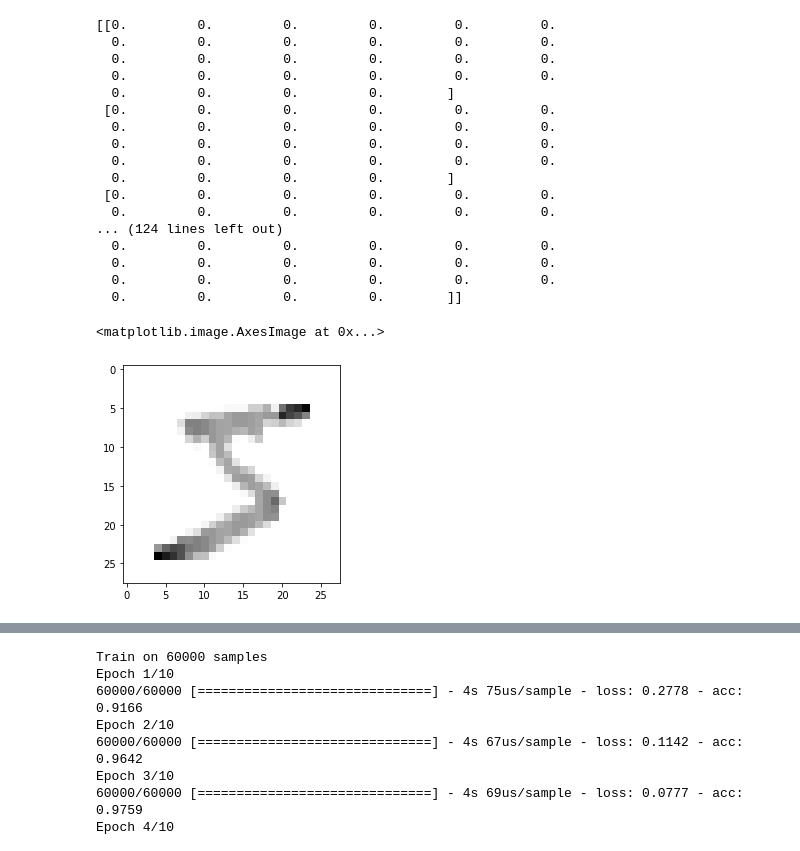
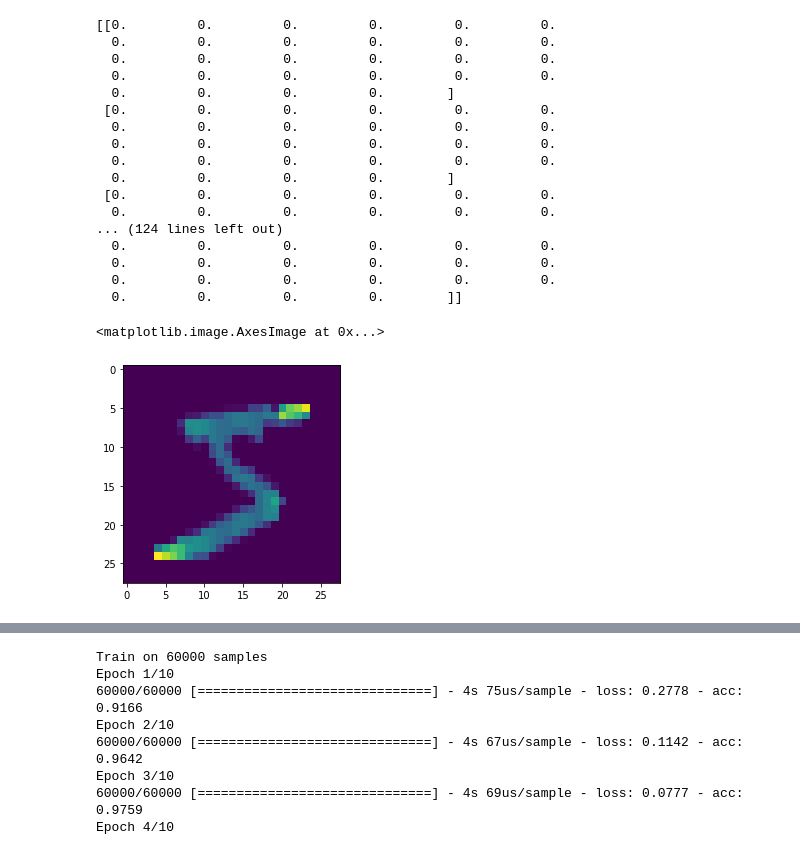
Before and after one commit to rustombhesania/number_classifier, a Jupyter notebook: number_classifier.ipynb, the cells around one changed output, grey strips where cells are left out. Drawn from its saved outputs; the diff is of its cells as text; code cells hidden in the pictures.

```diff
--- a/number_classifier.ipynb
+++ b/number_classifier.ipynb
@@ -8,8 +4,8 @@ tf.__version__
 # %%
-mnist = tf.keras.datasets.mnist
+mnist = tf.keras.datasets.mnist  #importing datasets
 
-(x_train,y_train),(x_test,y_test) = mnist.load_data()
+(xx_train,y_train),(x_test,y_test) = mnist.load_data() #loading them in train and test
 
-x_train= tf.keras.utils.normalize(x_train, axis=1)
+x_train= tf.keras.utils.normalize(xx_train, axis=1) # perprocessing normalizing the values of tensor to 1 as max
 
-x_test= tf.keras.utils.normalize(x_test, axis=1)
+x_test= tf.keras.utils.normalize(x_test, axis=1) # perprocessing normalizing the values of tensor to 1 as max
@@ -16,26 +36,24 @@ x_test= tf.keras.utils.normalize(x_test, axis=1)
 # %%
-print (x_train[0])  # this shows the tensor value
-# so we use matplot to display the image
+print (x_train[0])  # this shows the normalized tensor value
 
-
-plt.imshow(x_train[0],cmap =plt.cm.binary)
+plt.imshow(x_train[0]) # so we use matplot to display the image
 # %% [output]
 [[0.         0.         0.         0.         0.         0.
   0.         0.         0.         0.         0.         0.
   0.         0.         0.         0.         0.         0.
   0.         0.         0.         0.         0.         0.
   0.         0.         0.         0.        ]
  [0.         0.         0.         0.         0.         0.
   0.         0.         0.         0.         0.         0.
   0.         0.         0.         0.         0.         0.
   0.         0.         0.         0.         0.         0.
   0.         0.         0.         0.        ]
  [0.         0.         0.         0.         0.         0.
   0.         0.         0.         0.         0.         0.
 ... (124 lines left out)
   0.         0.         0.         0.         0.         0.
   0.         0.         0.         0.         0.         0.
   0.         0.         0.         0.         0.         0.
   0.         0.         0.         0.        ]]
 <matplotlib.image.AxesImage at 0x...>
-[figure, old version]
+[figure, new version]
```
Also changed, not shown: parts of 9 cells of this notebook.
